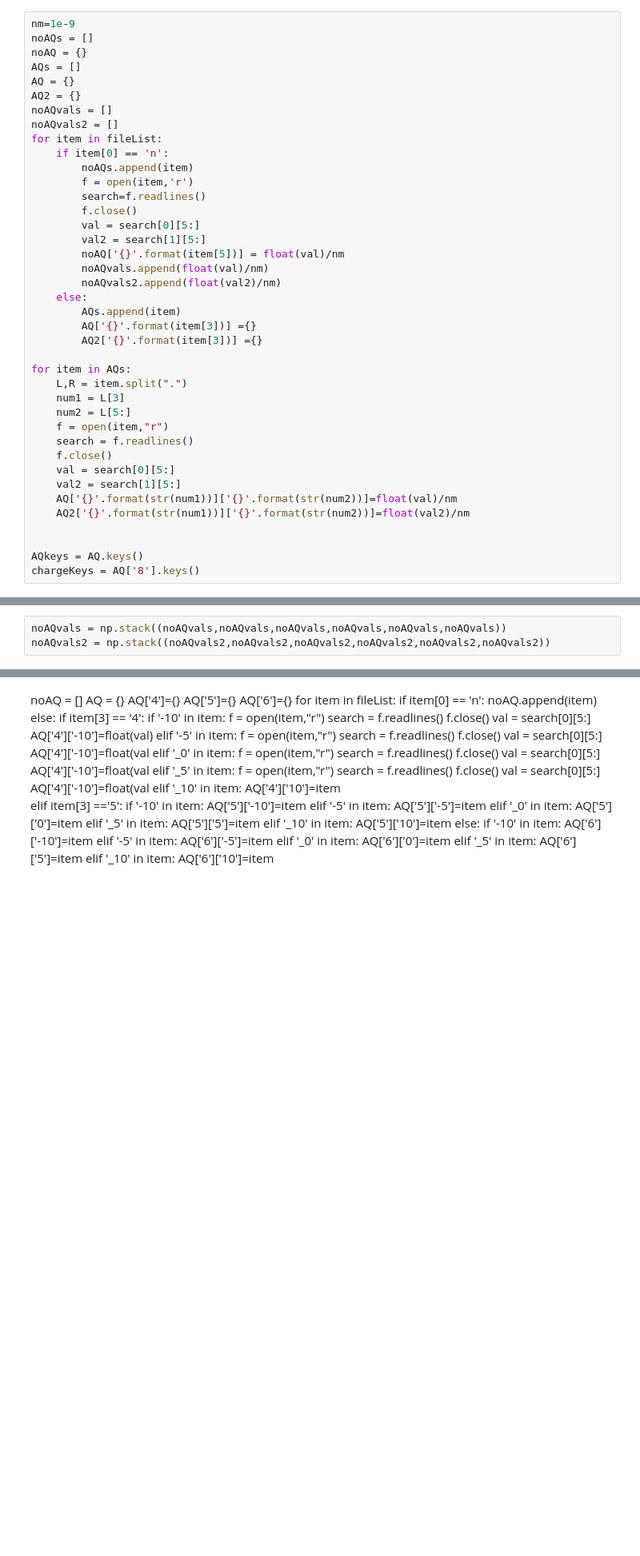
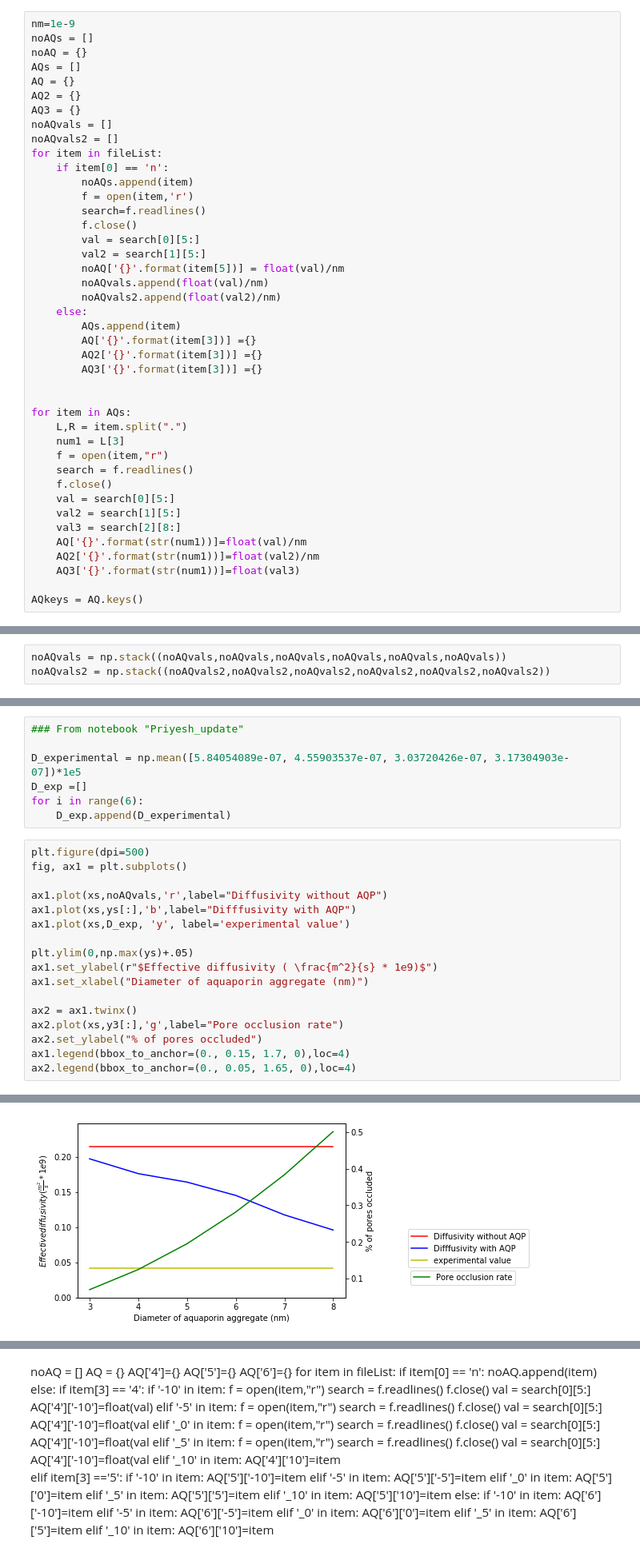
Before and after one commit to huskeypm/hydrogel_diffusion, a Jupyter notebook: PostProcessing.ipynb, the cells around one changed output, grey strips where cells are left out. Shown at 80% size. Cells and saved outputs as stored; diff of their text form; blank space fills up the shorter version.

Commit message:
committing recent changes to figure generation

```diff
--- a/PostProcessing.ipynb
+++ b/PostProcessing.ipynb
@@ -18,6 +14,7 @@ noAQ = {}
 AQs = []
 AQ = {}
 AQ2 = {}
+AQ3 = {}
 noAQvals = []
 noAQvals2 = []
 for item in fileList:
@@ -35,22 +32,23 @@ for item in fileList:
         AQs.append(item)
         AQ['{}'.format(item[3])] ={}
         AQ2['{}'.format(item[3])] ={}
+        AQ3['{}'.format(item[3])] ={}
+
 
 for item in AQs:
     L,R = item.split(".")
     num1 = L[3]
-    num2 = L[5:]
     f = open(item,"r")
     search = f.readlines()
     f.close()
     val = search[0][5:]
     val2 = search[1][5:]
-    AQ['{}'.format(str(num1))]['{}'.format(str(num2))]=float(val)/nm
-    AQ2['{}'.format(str(num1))]['{}'.format(str(num2))]=float(val2)/nm
-
+    val3 = search[2][8:]
+    AQ['{}'.format(str(num1))]=float(val)/nm
+    AQ2['{}'.format(str(num1))]=float(val2)/nm
+    AQ3['{}'.format(str(num1))]=float(val3)
 
 AQkeys = AQ.keys()
-chargeKeys = AQ['8'].keys()
 # %%
 ### So I want to compare noAQ to AQ with the same # of pores across all charges
 print AQ
@@ -123,0 +82,25 @@ ys
+# %%
+### From notebook "Priyesh_update"
+
+D_experimental = np.mean([5.84054089e-07, 4.55903537e-07, 3.03720426e-07, 3.17304903e-07])*1e5
+D_exp =[]
+for i in range(6):
+    D_exp.append(D_experimental)
+# %%
+plt.figure(dpi=500)
+fig, ax1 = plt.subplots()
+
+ax1.plot(xs,noAQvals,'r',label="Diffusivity without AQP")
+ax1.plot(xs,ys[:],'b',label="Difffusivity with AQP")
+ax1.plot(xs,D_exp, 'y', label='experimental value')
+
+plt.ylim(0,np.max(ys)+.05)
+ax1.set_ylabel(r"$Effective diffusivity ( \frac{m^2}{s} * 1e9)$")
+ax1.set_xlabel("Diameter of aquaporin aggregate (nm)")
+
+ax2 = ax1.twinx()
+ax2.plot(xs,y3[:],'g',label="Pore occlusion rate")
+ax2.set_ylabel("% of pores occluded")
+ax1.legend(bbox_to_anchor=(0., 0.15, 1.7, 0),loc=4)
+ax2.legend(bbox_to_anchor=(0., 0.05, 1.65, 0),loc=4)
+# %% [output]
@@ -124,3 +109,4 @@ ys
+[figure, added]
 # %%
 plt.figure(dpi=300)
 
```
Also changed, not shown: parts of 11 cells of this notebook, 1 other file.
